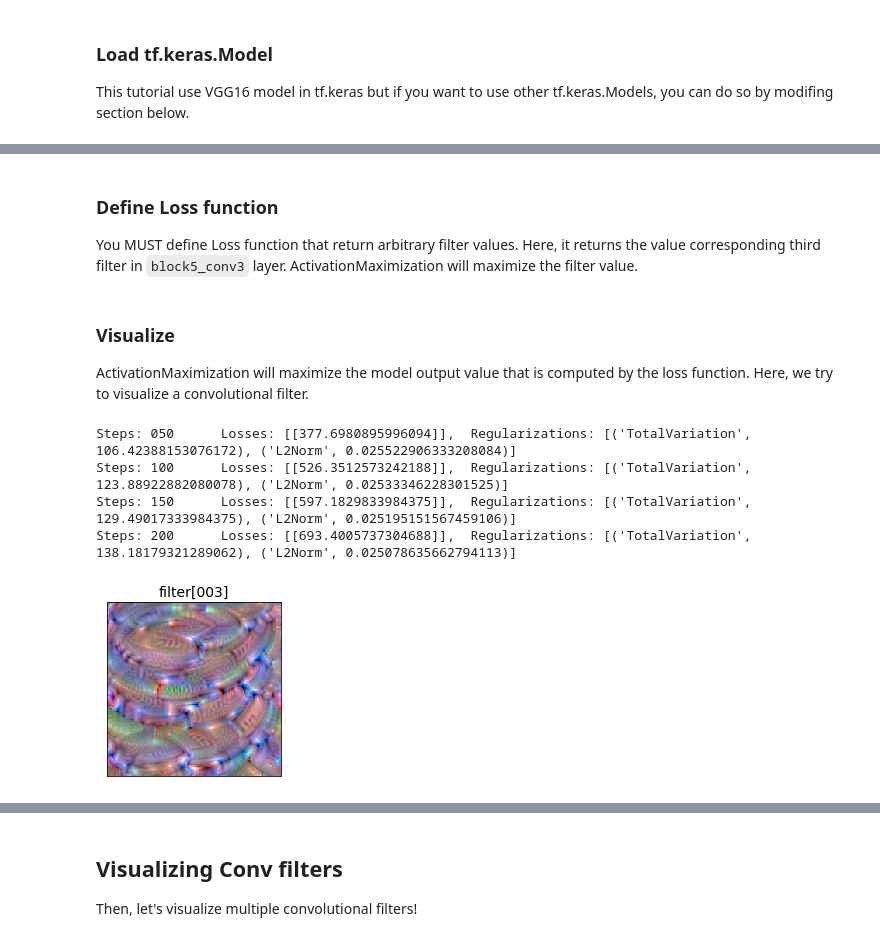
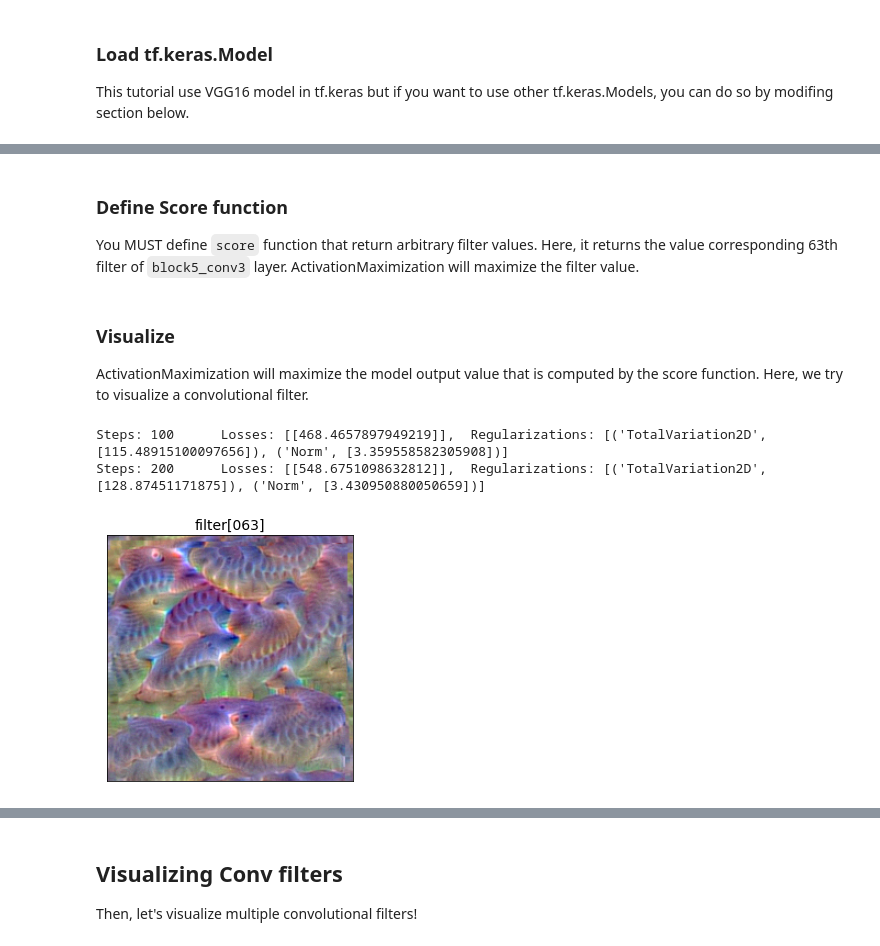
Before and after one commit to keisen/tf-keras-vis, a Jupyter notebook: examples/visualize_conv_filters.ipynb, the cells around one changed output, grey strips where cells are left out. Cells and saved outputs as stored; diff of their text form; code cells hidden in the pictures.

```diff
--- a/examples/visualize_conv_filters.ipynb
+++ b/examples/visualize_conv_filters.ipynb
@@ -64,9 +63,9 @@ layer_name = 'block5_conv3' # The target layer that is the last layer of VGG16.
 
 def model_modifier(current_model):
     target_layer = current_model.get_layer(name=layer_name)
+    target_layer.activation = tf.keras.activations.linear
     new_model = tf.keras.Model(inputs=current_model.inputs,
                                outputs=target_layer.output)
-    new_model.layers[-1].activation = tf.keras.activations.linear
     return new_model
 # %% [markdown]
 ### Create ActivationMaximization Instnace
@@ -79,6 +79,6 @@ activation_maximization = ActivationMaximization(model,
                                                  model_modifier,
                                                  clone=False)
 # %% [markdown]
-### Define Loss function
+### Define Score function
 
-You MUST define Loss function that return arbitrary filter values. Here, it returns the value corresponding third filter in `block5_conv3` layer. ActivationMaximization will maximize the filter value.
+You MUST define `score` function that return arbitrary filter values. Here, it returns the value corresponding 63th filter of `block5_conv3` layer. ActivationMaximization will maximize the filter value.
@@ -89,27 +85,34 @@ def loss(output):
+# %%
+from tf_keras_vis.utils.scores import CategoricalScore
+
+filter_number = 63
+score = CategoricalScore(filter_number)
+
+# Instead of CategoricalScore function object, you can define the scratch function such as below:
+def score_function(output):
+    return output[..., filter_number]
 # %% [markdown]
 ### Visualize
 
-ActivationMaximization will maximize the model output value that is computed by the loss function. Here, we try to visualize a convolutional filter.
+ActivationMaximization will maximize the model output value that is computed by the score function. Here, we try to visualize a convolutional filter.
 # %%
 %%time
-from tf_keras_vis.utils.callbacks import Print
+from tf_keras_vis.activation_maximization.callbacks import PrintLogger as Logger
+from tf_keras_vis.activation_maximization.callbacks import GifGenerator2D
 
 # Generate max activation
-activation = activation_maximization(loss,
-                                     callbacks=[Print(interval=50)])
-image = activation[0].astype(np.uint8)
+activations = activation_maximization(score,
+                                      callbacks=[Logger(interval=100)])
 
 # Render
-subplot_args = { 'nrows': 1, 'ncols': 1, 'figsize': (3, 3),
+subplot_args = { 'nrows': 1, 'ncols': 1, 'figsize': (4, 4),
                  'subplot_kw': {'xticks': [], 'yticks': []} }
 f, ax = plt.subplots(**subplot_args)
-ax.imshow(image)
+ax.imshow(activations[0])
 ax.set_title('filter[{:03d}]'.format(filter_number), fontsize=14)
 plt.tight_layout()
 plt.show()
 # %% [output]
-Steps: 050      Losses: [[377.6980895996094]],  Regularizations: [('TotalVariation', 106.42388153076172), ('L2Norm', 0.025522906333208084)]
-Steps: 100      Losses: [[526.3512573242188]],  Regularizations: [('TotalVariation', 123.88922882080078), ('L2Norm', 0.02533346228301525)]
-Steps: 150      Losses: [[597.1829833984375]],  Regularizations: [('TotalVariation', 129.49017333984375), ('L2Norm', 0.025195151567459106)]
-Steps: 200      Losses: [[693.4005737304688]],  Regularizations: [('TotalVariation', 138.18179321289062), ('L2Norm', 0.025078635662794113)]
+Steps: 100      Losses: [[468.4657897949219]],  Regularizations: [('TotalVariation2D', [115.48915100097656]), ('Norm', [3.359558582305908])]
+Steps: 200      Losses: [[548.6751098632812]],  Regularizations: [('TotalVariation2D', [128.87451171875]), ('Norm', [3.430950880050659])]
-[figure, old version]
+[figure, new version]
```
Also changed, not shown: parts of 16 cells of this notebook, 6 other files.
